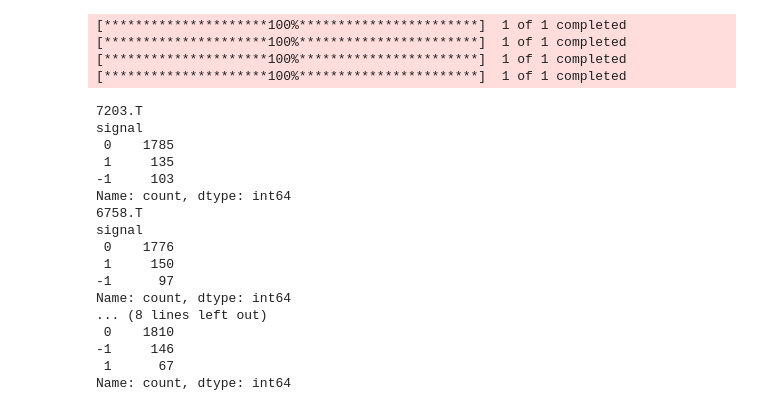
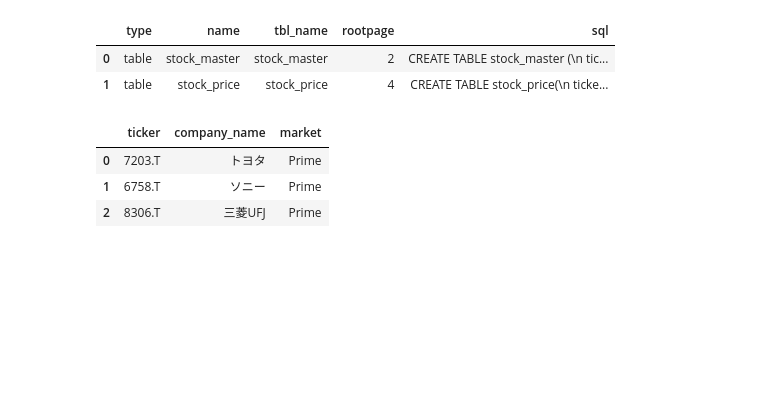
Before and after one commit to SN1226dev/stock_project, a Jupyter notebook: data_collect.ipynb, the cells around one changed output. Saved outputs shown, nothing was run; the diff lists cells and outputs as text; code cells hidden in the pictures; blank space fills up the shorter version.

```diff
--- a/data_collect.ipynb
+++ b/data_collect.ipynb
@@ -149,55 +4,0 @@ Name: count, dtype: int64
-# %%
-import yfinance as yf
-import pandas as pd
-
-tickers = ["7203.T", "6758.T", "9984.T", "2586.T"]
-
-
-def create_signal(df):
-    df["high_20"] = df["High"].rolling(20).max()
-    df["low_20"] = df["Low"].rolling(20).min()
-    df["vol_ma"] = df["Volume"].rolling(20).mean()
-
-    df["signal"] = 0
-    df.loc[df["Close"] > df["high_20"].shift(1), "signal"] = 1
-    df.loc[df["Close"] < df["low_20"].shift(1), "signal"] = -1
-
-    return df
-
-
-results = {}
-
-for ticker in tickers:
-    df = yf.download(ticker, start="2018-01-01")
-    df.columns = df.columns.get_level_values(0)
-
-    df = create_signal(df)
-
-    results[ticker] = df
-
-
-for ticker, df in results.items():
-    print(ticker)
-    print(df["signal"].value_counts())
-# %% [output]
-[*********************100%***********************]  1 of 1 completed
-[*********************100%***********************]  1 of 1 completed
-[*********************100%***********************]  1 of 1 completed
-[*********************100%***********************]  1 of 1 completed
-7203.T
-signal
- 0    1785
- 1     135
--1     103
-Name: count, dtype: int64
-6758.T
-signal
- 0    1776
- 1     150
--1      97
-Name: count, dtype: int64
-... (8 lines left out)
- 0    1810
--1     146
- 1      67
-Name: count, dtype: int64
@@ -203,0 +33,23 @@ Name: count, dtype: int64
+# %%
+pd.read_sql("""
+SELECT *
+FROM sqlite_master
+WHERE type='table'
+""", conn)
+# %% [output]
+|  | type | name | tbl_name | rootpage | sql |
+| 0 | table | stock_master | stock_master | 2 | CREATE TABLE stock_master (\n tic... |
+| 1 | table | stock_price | stock_price | 4 | CREATE TABLE stock_price(\n ticke... |
+# %%
+master_df = pd.DataFrame({
+    "ticker": ["7203.T", "6758.T", "8306.T"],
+    "company_name": ["トヨタ", "ソニー", "三菱UFJ"],
+    "market": ["Prime", "Prime", "Prime"]
+})
+
+master_df
+# %% [output]
+|  | ticker | company_name | market |
+| 0 | 7203.T | トヨタ | Prime |
+| 1 | 6758.T | ソニー | Prime |
+| 2 | 8306.T | 三菱UFJ | Prime |
```
Also changed, not shown: parts of 10 cells of this notebook, 4 other files.
